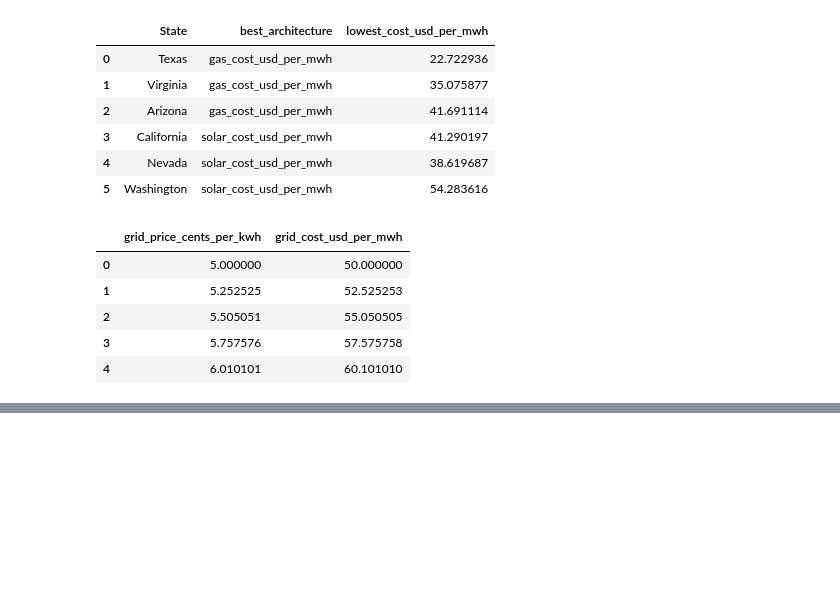
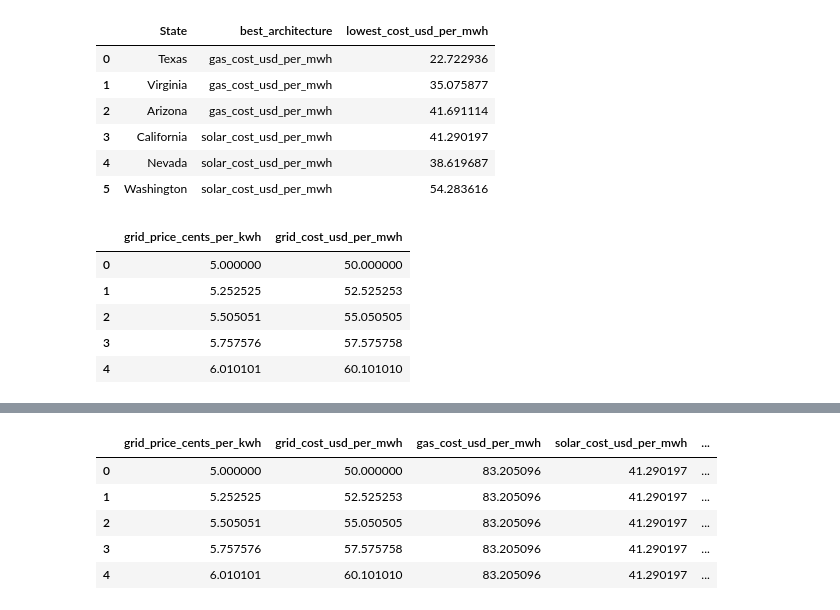
Before and after one commit to finnrcase/ai-infrastructure-economics, a Jupyter notebook: notebooks/05_behind_the_meter.ipynb, the cells around one changed output, grey strips where cells are left out. Drawn from its saved outputs; the diff is of its cells as text; code cells hidden in the pictures; blank space fills up the shorter version.

```diff
--- a/notebooks/05_behind_the_meter.ipynb
+++ b/notebooks/05_behind_the_meter.ipynb
@@ -380,3 +380,14 @@ break_even_df.head()
 | 2 | 5.505051 | 55.050505 |
 | 3 | 5.757576 | 57.575758 |
 | 4 | 6.010101 | 60.101010 |
+# %%
+import numpy as np
+
+grid_price_range = np.linspace(5, 30, 100)
+
+break_even_df = pd.DataFrame({
+    "grid_price_cents_per_kwh": grid_price_range,
+    "grid_cost_usd_per_mwh": grid_price_range * 10
+})
+
+break_even_df.head()
@@ -382,0 +401,19 @@ break_even_df.head()
+# %%
+selected_state = "California"
+
+state_row = btm_cost_comparison[
+    btm_cost_comparison["State"] == selected_state
+].iloc[0]
+
+break_even_df["gas_cost_usd_per_mwh"] = state_row["gas_cost_usd_per_mwh"]
+break_even_df["solar_cost_usd_per_mwh"] = state_row["solar_cost_usd_per_mwh"]
+break_even_df["hybrid_cost_usd_per_mwh"] = state_row["hybrid_cost_usd_per_mwh"]
+
+break_even_df.head()
+# %% [output]
+|  | grid_price_cents_per_kwh | grid_cost_usd_per_mwh | gas_cost_usd_per_mwh | solar_cost_usd_per_mwh | ... |
+| 0 | 5.000000 | 50.000000 | 83.205096 | 41.290197 | ... |
+| 1 | 5.252525 | 52.525253 | 83.205096 | 41.290197 | ... |
+| 2 | 5.505051 | 55.050505 | 83.205096 | 41.290197 | ... |
+| 3 | 5.757576 | 57.575758 | 83.205096 | 41.290197 | ... |
+| 4 | 6.010101 | 60.101010 | 83.205096 | 41.290197 | ... |
```
Also changed, not shown: parts of 5 cells of this notebook.
